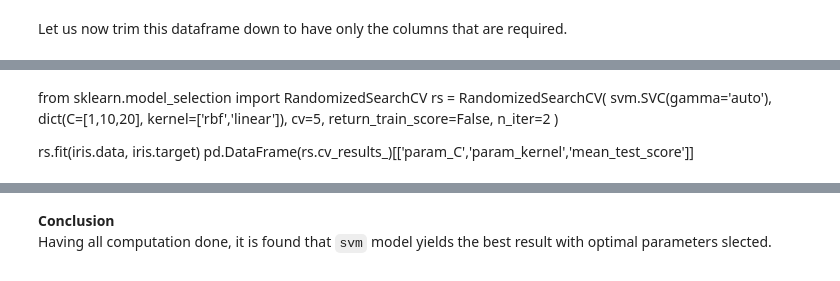
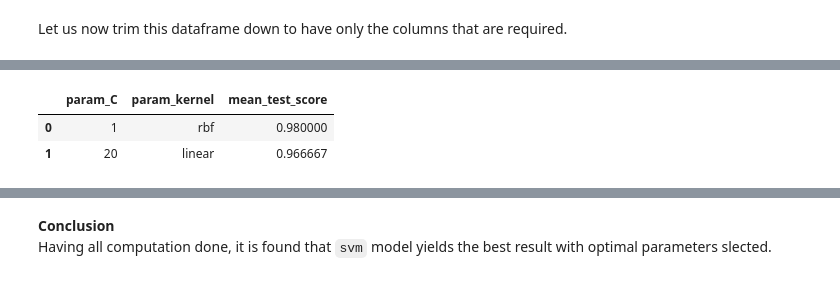
Before and after one commit to bmanandhar/iris_for_hyperparameter_tuning, a Jupyter notebook: iris_data_optimal_model.ipynb, the cells around one changed output, grey strips where cells are left out. Saved outputs shown, nothing was run; the diff lists cells and outputs as text; code cells hidden in the pictures.

```diff
--- a/iris_data_optimal_model.ipynb
+++ b/iris_data_optimal_model.ipynb
@@ -285,15 +347,19 @@ score_results[['param_C', 'param_kernel', 'mean_test_score']]
-# %% [markdown]
-from sklearn.model_selection import RandomizedSearchCV
-rs = RandomizedSearchCV(
-    svm.SVC(gamma='auto'),
-    dict(C=[1,10,20], kernel=['rbf','linear']),
-    cv=5,
-    return_train_score=False,
-    n_iter=2
-)
-
-rs.fit(iris.data, iris.target)
-pd.DataFrame(rs.cv_results_)[['param_C','param_kernel','mean_test_score']]
+# %%
+from sklearn.model_selection import RandomizedSearchCV
+rs = RandomizedSearchCV(
+    svm.SVC(gamma='auto'),
+    dict(C=[1,10,20], kernel=['rbf','linear']),
+    cv=5,
+    return_train_score=False,
+    n_iter=2
+)
+
+rs.fit(iris.data, iris.target)
+pd.DataFrame(rs.cv_results_)[['param_C','param_kernel','mean_test_score']]
+# %% [output]
+|  | param_C | param_kernel | mean_test_score |
+| 0 | 1 | rbf | 0.980000 |
+| 1 | 20 | linear | 0.966667 |
 # %%
 from sklearn import svm
 from sklearn.ensemble import RandomForestClassifier
```
Also changed, not shown: parts of 15 cells of this notebook.
